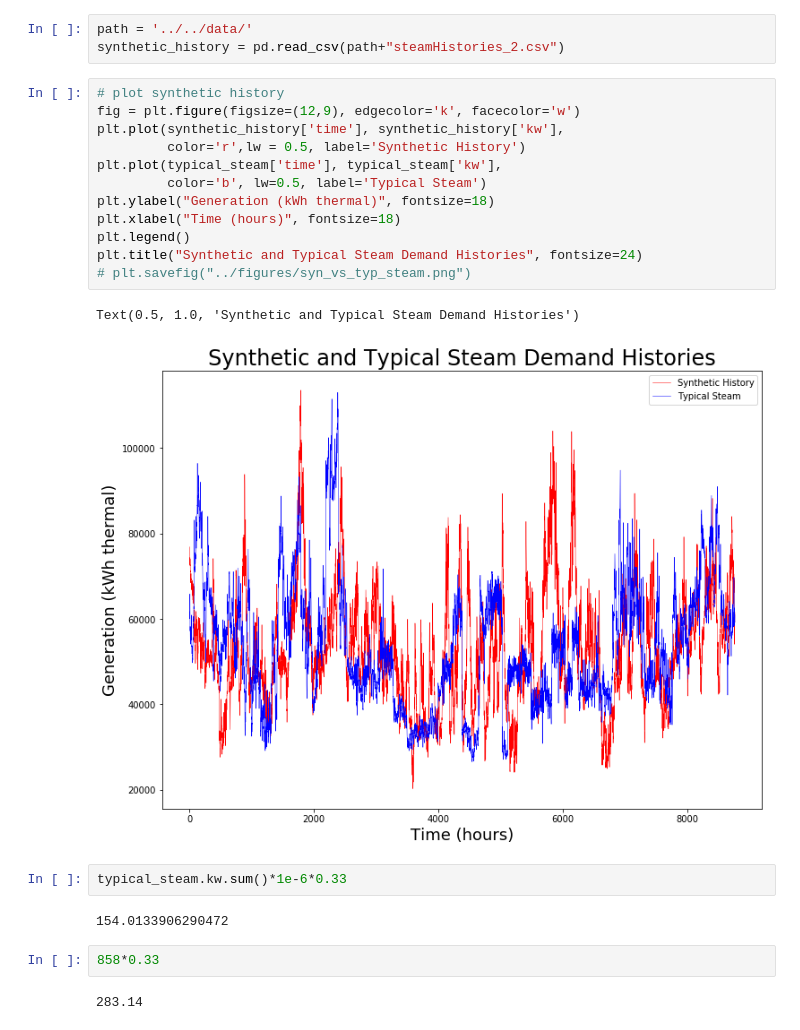
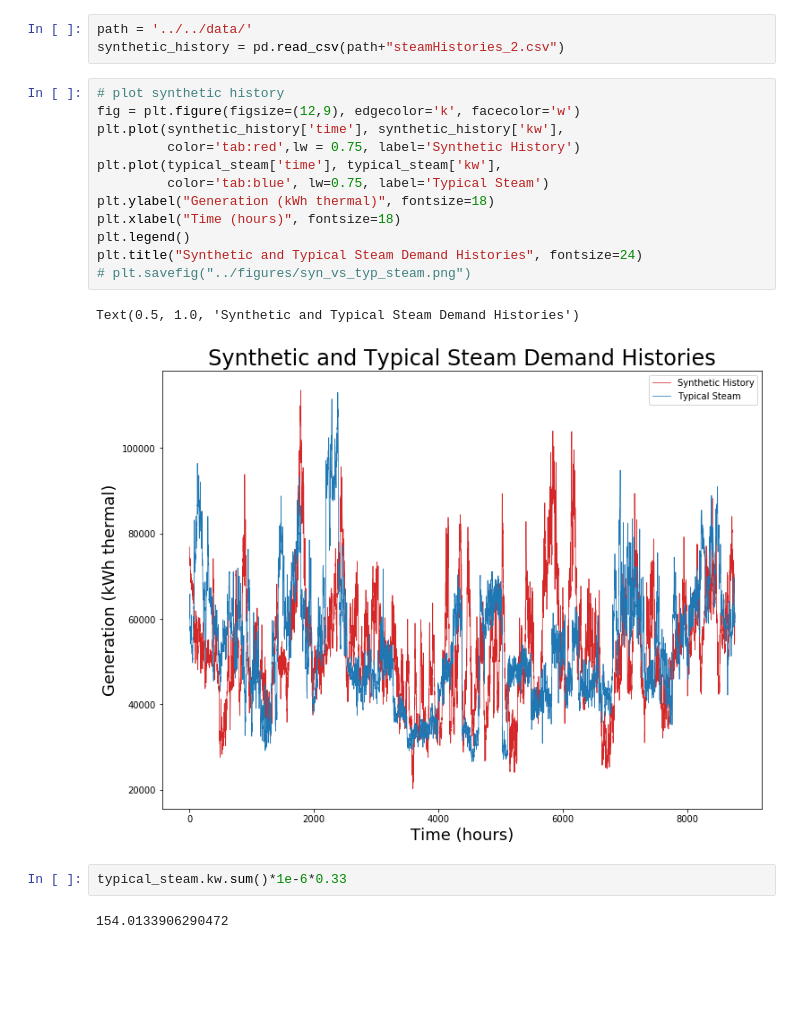
Before and after one commit to arfc/pride, a Jupyter notebook: data_processing/steam_demand.ipynb, the cells around one changed output. Drawn from its saved outputs; the diff is of its cells as text; blank space fills up the shorter version.

```diff
--- a/data_processing/steam_demand.ipynb
+++ b/data_processing/steam_demand.ipynb
@@ -248,23 +253,19 @@ synthetic_history = pd.read_csv(path+"steamHistories_2.csv")
 # %%
 # plot synthetic history
 fig = plt.figure(figsize=(12,9), edgecolor='k', facecolor='w')
 plt.plot(synthetic_history['time'], synthetic_history['kw'],
-         color='r',lw = 0.5, label='Synthetic History')
+         color='tab:red',lw = 0.75, label='Synthetic History')
 plt.plot(typical_steam['time'], typical_steam['kw'],
-         color='b', lw=0.5, label='Typical Steam')
+         color='tab:blue', lw=0.75, label='Typical Steam')
 plt.ylabel("Generation (kWh thermal)", fontsize=18)
 plt.xlabel("Time (hours)", fontsize=18)
 plt.legend()
 plt.title("Synthetic and Typical Steam Demand Histories", fontsize=24)
 # plt.savefig("../figures/syn_vs_typ_steam.png")
 # %% [output]
 Text(0.5, 1.0, 'Synthetic and Typical Steam Demand Histories')
-[figure, old version]
+[figure, new version]
 # %%
 typical_steam.kw.sum()*1e-6*0.33
 # %% [output]
 154.0133906290472
-# %%
-858*0.33
-# %% [output]
-283.14
```
Also changed, not shown: parts of 2 cells of this notebook, 30 other files.
